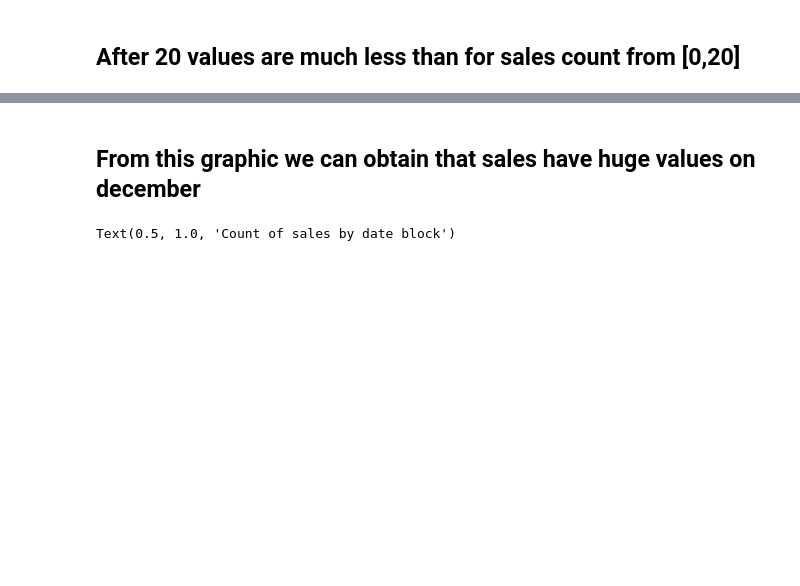
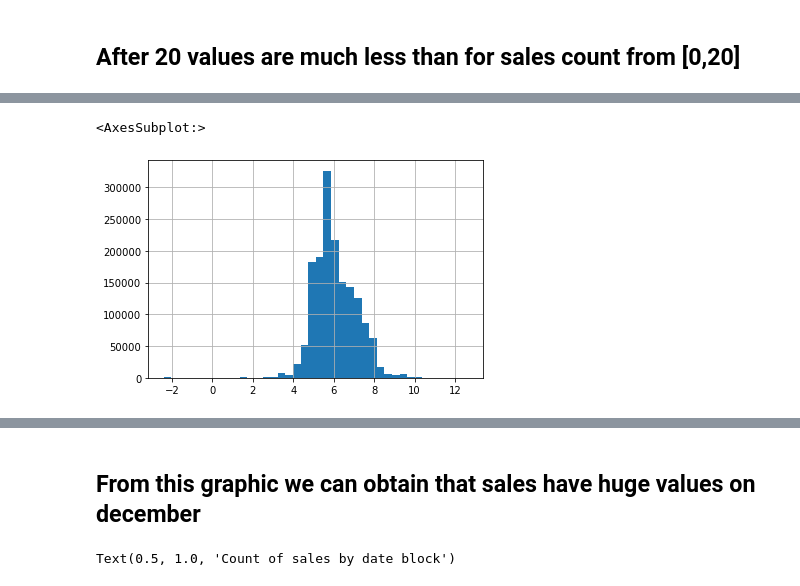
Before and after one commit to Evgeniy-2000/ML_practice_project, a Jupyter notebook: Main.ipynb, the cells around one changed output, grey strips where cells are left out. Saved outputs shown, nothing was run; the diff lists cells and outputs as text; code cells hidden in the pictures; blank space fills up the shorter version.

```diff
--- a/Main.ipynb
+++ b/Main.ipynb
@@ -160 +158,6 @@ dtype: int64
+# %%
+np.log(train_grouped_by_month['item_price']).hist(bins=40)
+# %% [output]
+<AxesSubplot:>
+[figure, added]
 # %%
```
Also changed, not shown: parts of 32 cells of this notebook.
